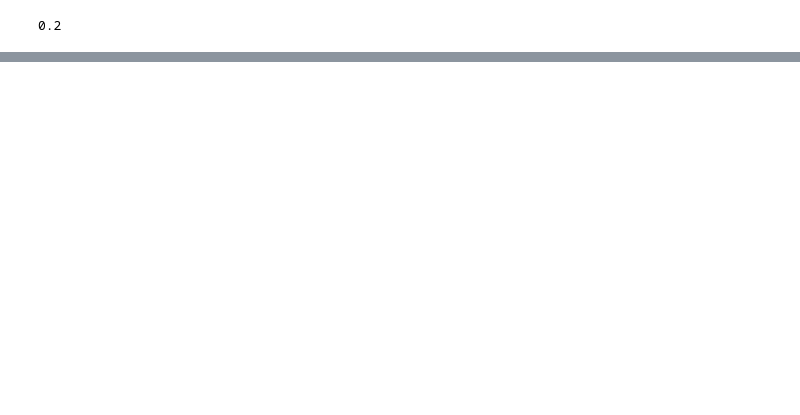
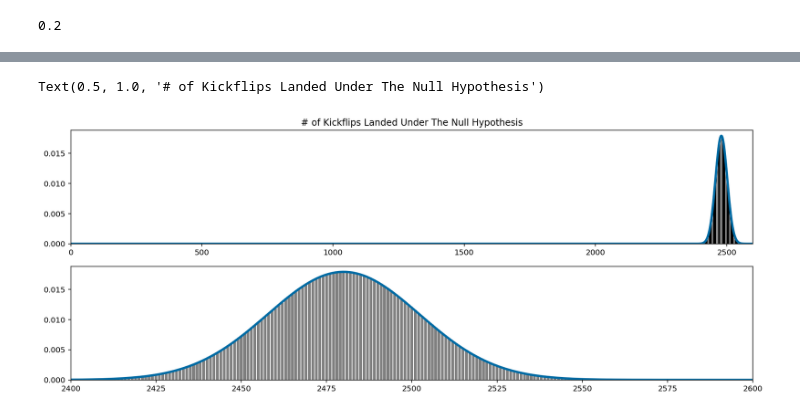
Before and after one commit to SmashAF/DSI_Study, a Jupyter notebook: Week2_Study_Sheet.ipynb, the cells around one changed output, grey strips where cells are left out. Cells and saved outputs as stored; diff of their text form; code cells hidden in the pictures; blank space fills up the shorter version.

```diff
--- a/Week2_Study_Sheet.ipynb
+++ b/Week2_Study_Sheet.ipynb
@@ -138,0 +360,21 @@ NameError: name 'log' is not defined
+# %%
+binomial = stats.binom(n=3100, p=0.80)
+binomial_mean = 0.8 * 3100
+binomial_var = 3100 * 0.8 * 0.2
+normal_approx = stats.norm(binomial_mean, np.sqrt(binomial_var))
+x = np.linspace(0, 3100, num=3000)
+
+fig, axs = plt.subplots(2, figsize=(16, 6))
+bar_sizes = [binomial.pmf(i) for i in range(3101)]
+bars = axs[0].bar(range(3101), bar_sizes, color="black", align="center")
+axs[0].plot(x, normal_approx.pdf(x), linewidth=3)
+axs[0].set_xlim(0, 2600)
+
+bars = axs[1].bar(range(3101), bar_sizes, color="grey", align="center")
+axs[1].plot(x, normal_approx.pdf(x), linewidth=3)
+axs[1].set_xlim(2400, 2600)
+
+axs[0].set_title("# of Kickflips Landed Under The Null Hypothesis")
+# %% [output]
+Text(0.5, 1.0, '# of Kickflips Landed Under The Null Hypothesis')
+[figure, added]
```
Also changed, not shown: parts of 51 cells of this notebook.
